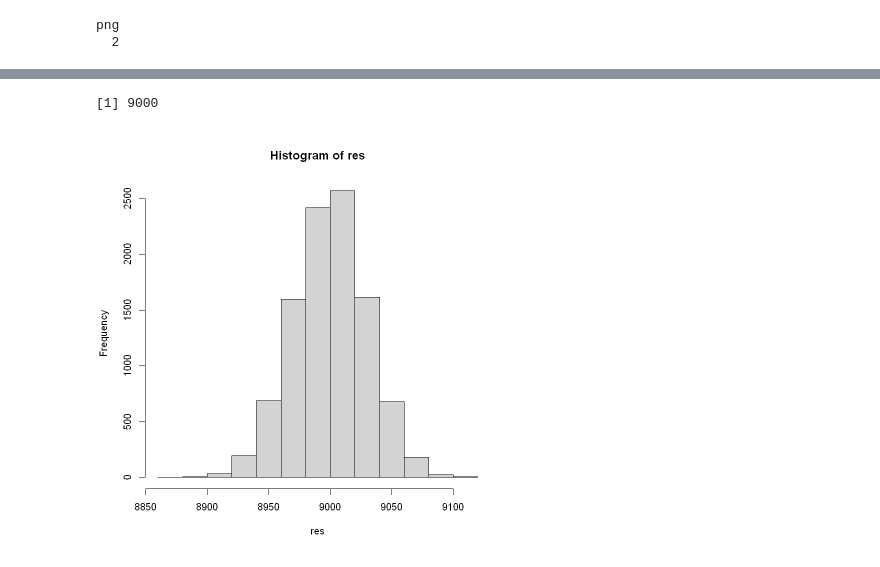
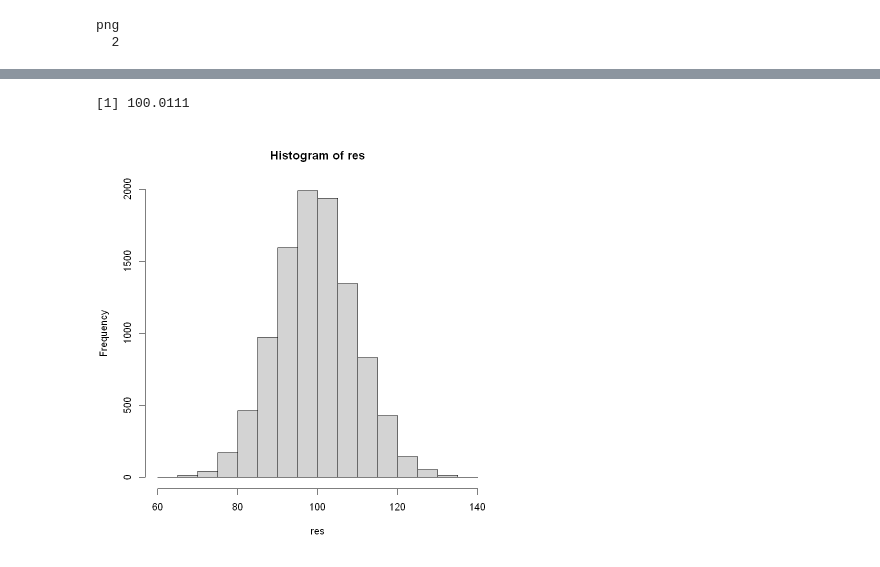
Before and after one commit to albertobenavides/probabilidad, a Jupyter notebook: tema4/tarea.ipynb, the cells around one changed output, grey strips where cells are left out. Cells and saved outputs as stored; diff of their text form; code cells hidden in the pictures.

```diff
--- a/tema4/Untitled.ipynb
+++ b/tema4/tarea.ipynb
@@ -162,13 +162,13 @@ mean(res)
 # %%
 N = 10000
 mu = 100
 res = c()
 for (n in 1:N){
-    suma = sum(rbinom(100, 100, 0.9))
+    suma = sum(rbinom(100, 100, 0.01))
     res = c(res, suma)
 }
 hist(res)
 mean(res)
 # %% [output]
-[1] 9000
+[1] 100.0111
-[figure, old version]
+[figure, new version]
```
Also changed, not shown: parts of 1 cell of this notebook.
